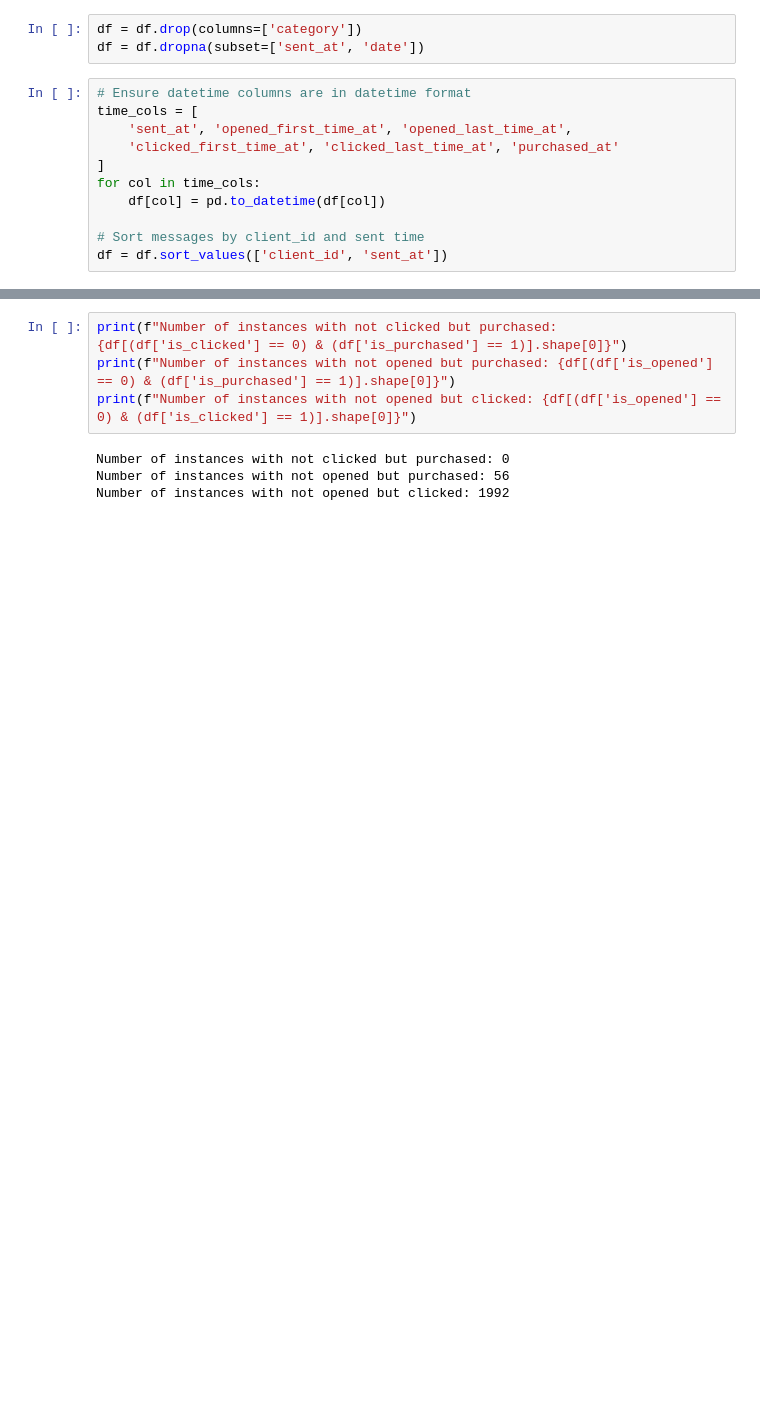
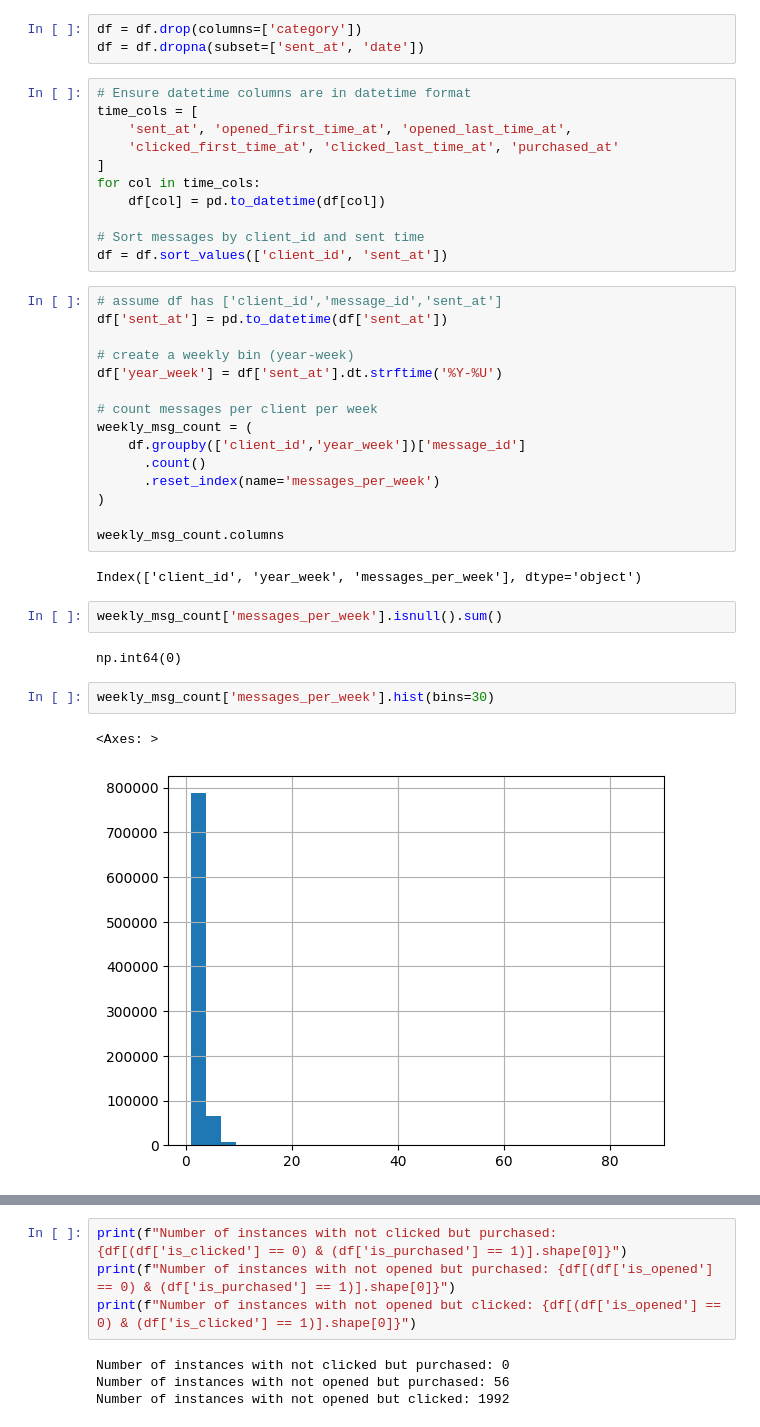
Before and after one commit to NikolozDarsalia/message-campaign-engagement-analysis, a Jupyter notebook: nd_notebooks/EDA_feature_engineering.ipynb, the cells around one changed output, grey strips where cells are left out. Cells and saved outputs as stored; diff of their text form; blank space fills up the shorter version.

```diff
--- a/nd_notebooks/EDA_feature_engineering.ipynb
+++ b/nd_notebooks/EDA_feature_engineering.ipynb
@@ -34,3 +34,29 @@ for col in time_cols:
 
 # Sort messages by client_id and sent time
 df = df.sort_values(['client_id', 'sent_at'])
+# %%
+# assume df has ['client_id','message_id','sent_at']
+df['sent_at'] = pd.to_datetime(df['sent_at'])
+
+# create a weekly bin (year-week)
+df['year_week'] = df['sent_at'].dt.strftime('%Y-%U')
+
+# count messages per client per week
+weekly_msg_count = (
+    df.groupby(['client_id','year_week'])['message_id']
+      .count()
+      .reset_index(name='messages_per_week')
+)
+
+weekly_msg_count.columns
+# %% [output]
+Index(['client_id', 'year_week', 'messages_per_week'], dtype='object')
+# %%
+weekly_msg_count['messages_per_week'].isnull().sum()
+# %% [output]
+np.int64(0)
+# %%
+weekly_msg_count['messages_per_week'].hist(bins=30)
+# %% [output]
+<Axes: >
+[figure, added]
```
Also changed, not shown: parts of 11 cells of this notebook.
